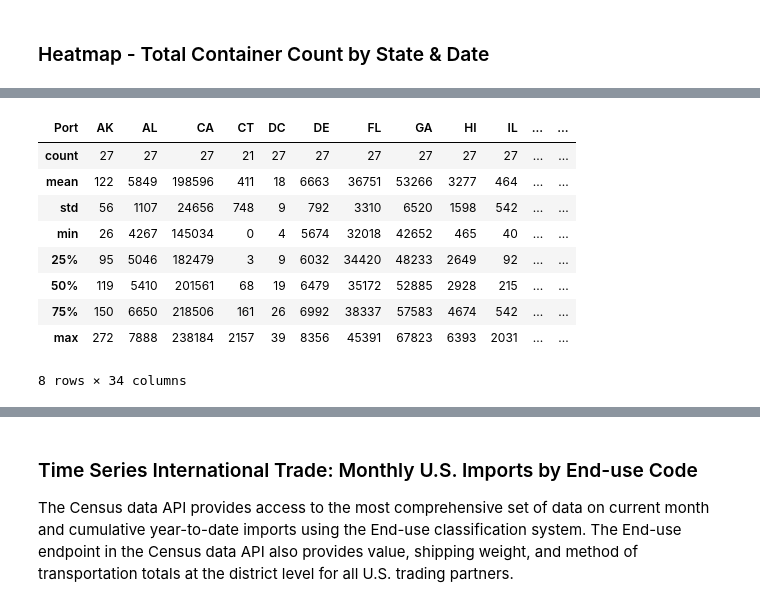
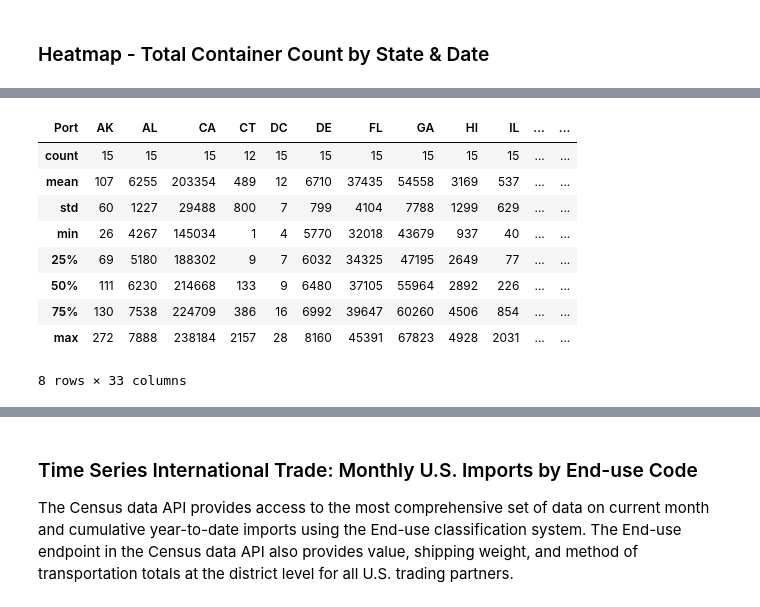
Before and after one commit to naydeenmonzon/Project-2, a Jupyter notebook: US_Census.ipynb, the cells around one changed output, grey strips where cells are left out. Cells and saved outputs as stored; diff of their text form; code cells hidden in the pictures.

```diff
--- a/US_Census.ipynb
+++ b/US_Census.ipynb
@@ -262,0 +289,3 @@ portTEU.to_json("./static/data/portTEU.json")
+# %%
+stateportTEU = stateportTEU[(stateportTEU.TEU != 0)].reset_index()
+cityportTEU = cityportTEU[(cityportTEU.TEU != 0)].reset_index()
@@ -262,0 +336,3 @@ portTEU.to_json("./static/data/portTEU.json")
+# %%
+cityportTEU = cityportTEU.set_index('Date')
+stateportTEU = stateportTEU.set_index('Date')
@@ -263,2 +342,7 @@ portTEU.to_json("./static/data/portTEU.json")
 # %% [markdown]
 ### Heatmap - Total Container Count by State & Date
+# %%
+STEU = stateportTEU.copy()
+# %%
+STEU = STEU.reset_index()
+STEU
@@ -265,17 +363,17 @@ portTEU.to_json("./static/data/portTEU.json")
 # %%
-portTEUdf = portTEU.pivot(index="Date", columns="Port", values="TEU")
+portTEUdf = STEU.pivot(index="Date", columns="Port", values="TEU")
 portTEUdf.describe().astype(int)
 # %% [output]
 | Port | AK | AL | CA | CT | DC | DE | FL | GA | HI | IL | ... | ... |
-| count | 27 | 27 | 27 | 21 | 27 | 27 | 27 | 27 | 27 | 27 | ... | ... |
-| mean | 122 | 5849 | 198596 | 411 | 18 | 6663 | 36751 | 53266 | 3277 | 464 | ... | ... |
-| std | 56 | 1107 | 24656 | 748 | 9 | 792 | 3310 | 6520 | 1598 | 542 | ... | ... |
-| min | 26 | 4267 | 145034 | 0 | 4 | 5674 | 32018 | 42652 | 465 | 40 | ... | ... |
-| 25% | 95 | 5046 | 182479 | 3 | 9 | 6032 | 34420 | 48233 | 2649 | 92 | ... | ... |
-| 50% | 119 | 5410 | 201561 | 68 | 19 | 6479 | 35172 | 52885 | 2928 | 215 | ... | ... |
-| 75% | 150 | 6650 | 218506 | 161 | 26 | 6992 | 38337 | 57583 | 4674 | 542 | ... | ... |
-| max | 272 | 7888 | 238184 | 2157 | 39 | 8356 | 45391 | 67823 | 6393 | 2031 | ... | ... |
+| count | 15 | 15 | 15 | 12 | 15 | 15 | 15 | 15 | 15 | 15 | ... | ... |
+| mean | 107 | 6255 | 203354 | 489 | 12 | 6710 | 37435 | 54558 | 3169 | 537 | ... | ... |
+| std | 60 | 1227 | 29488 | 800 | 7 | 799 | 4104 | 7788 | 1299 | 629 | ... | ... |
+| min | 26 | 4267 | 145034 | 1 | 4 | 5770 | 32018 | 43679 | 937 | 40 | ... | ... |
+| 25% | 69 | 5180 | 188302 | 9 | 7 | 6032 | 34325 | 47195 | 2649 | 77 | ... | ... |
+| 50% | 111 | 6230 | 214668 | 133 | 9 | 6480 | 37105 | 55964 | 2892 | 226 | ... | ... |
+| 75% | 130 | 7538 | 224709 | 386 | 16 | 6992 | 39647 | 60260 | 4506 | 854 | ... | ... |
+| max | 272 | 7888 | 238184 | 2157 | 28 | 8160 | 45391 | 67823 | 4928 | 2031 | ... | ... |
-8 rows × 34 columns
+8 rows × 33 columns
 # %%
 portTEUdf
 # %% [output]
```
Also changed, not shown: parts of 54 cells of this notebook, 23 other files.
